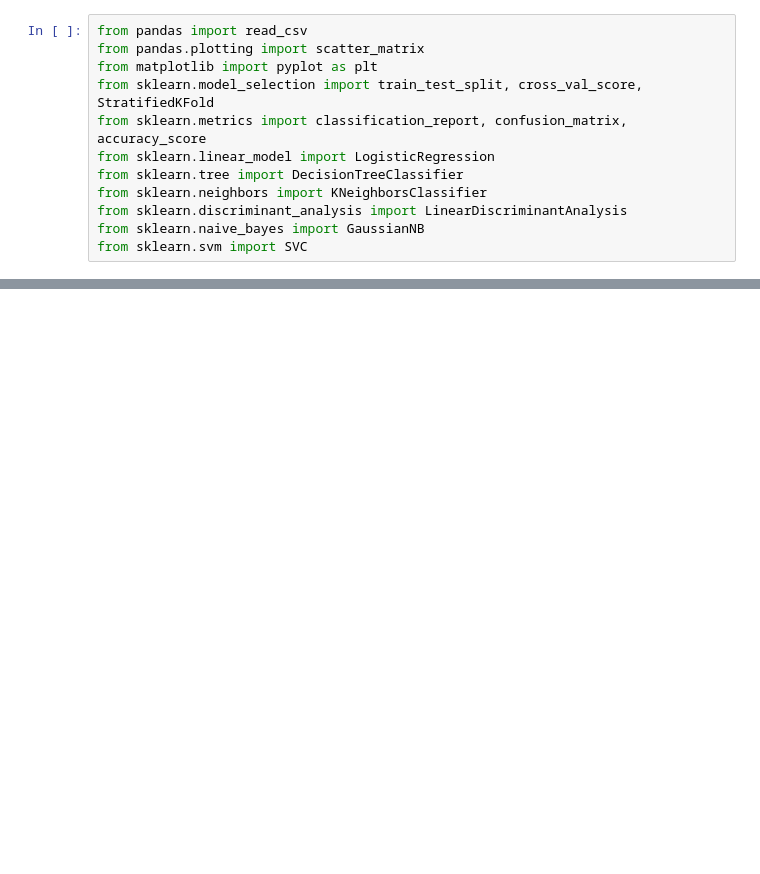
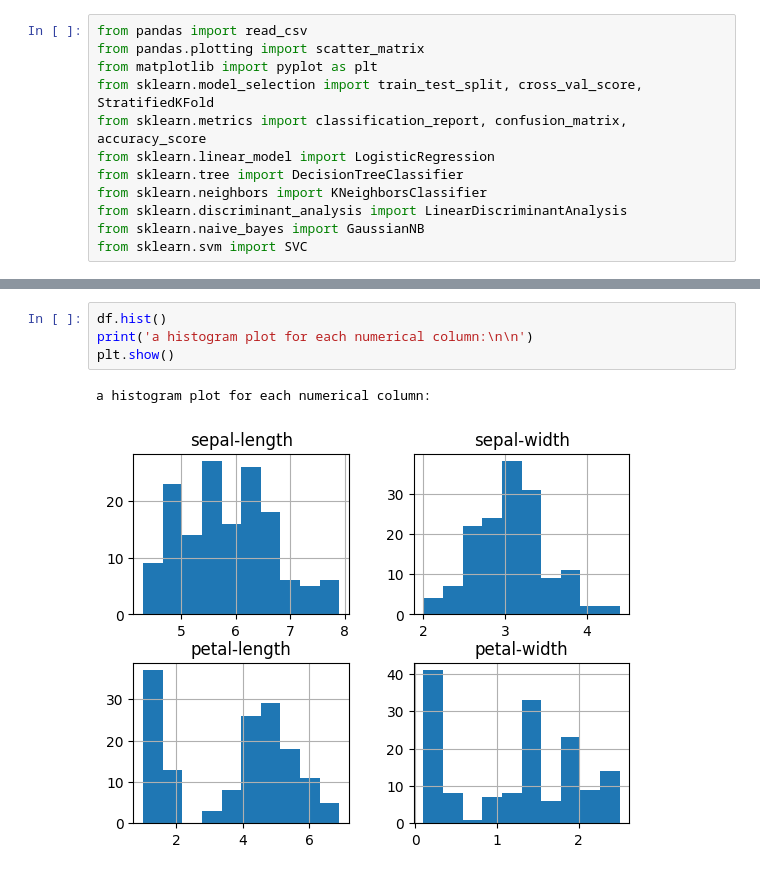
Before and after one commit to its-mr-gray/projects, a Jupyter notebook: ml/iris_classification/main.ipynb, the cells around one changed output, grey strips where cells are left out. Saved outputs shown, nothing was run; the diff lists cells and outputs as text; blank space fills up the shorter version.

```diff
--- a/ml/iris_classification/main.ipynb
+++ b/ml/iris_classification/main.ipynb
@@ -24,0 +72,7 @@ print(df.head())
+# %%
+df.hist()
+print('a histogram plot for each numerical column:\n\n')
+plt.show()
+# %% [output]
+a histogram plot for each numerical column:
+[figure, added]
```
Also changed, not shown: parts of 6 cells of this notebook.
